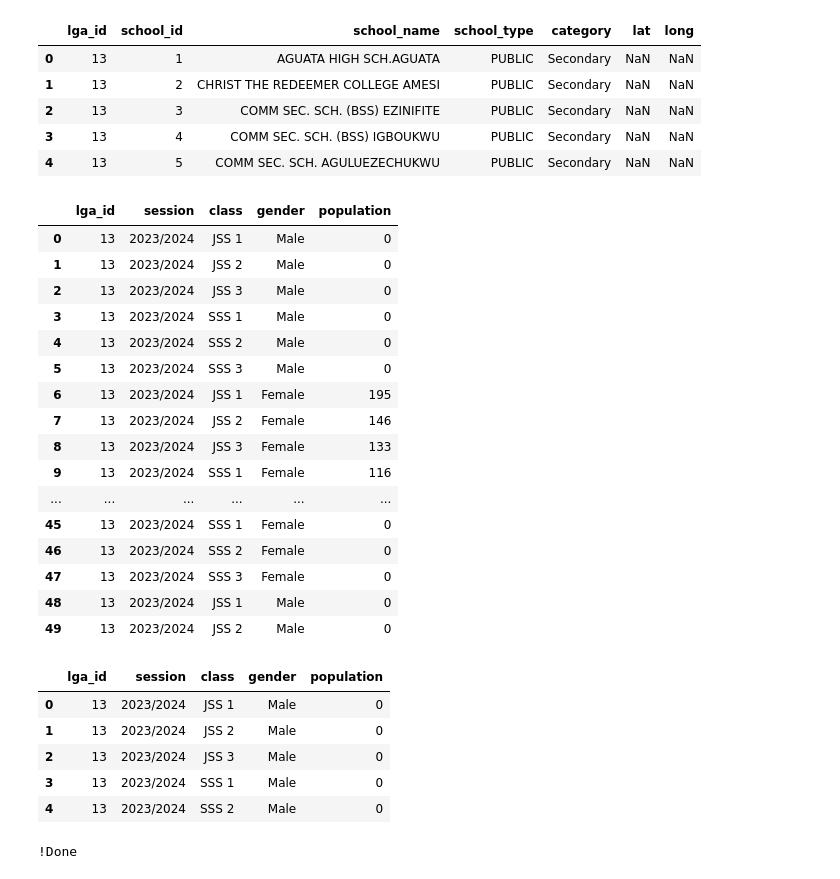
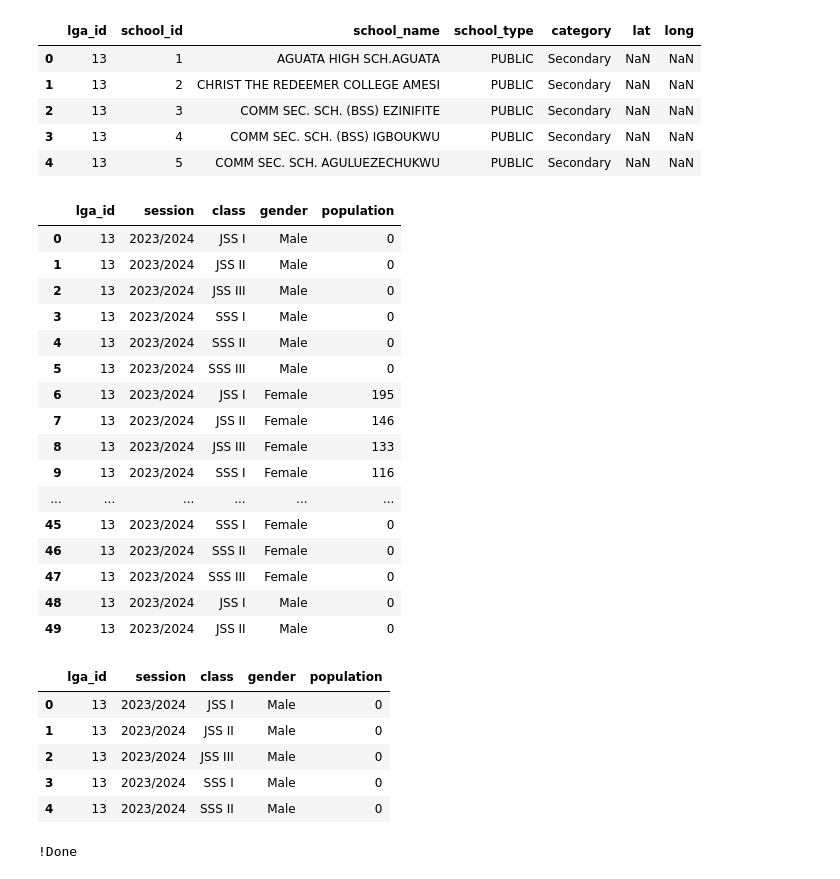
Before and after one commit to PeaceTem/Anambra-Data-Transformation, a Jupyter notebook: Education/extract_2024_data.ipynb, the cells around one changed output. Cells and saved outputs as stored; diff of their text form; code cells hidden in the pictures.

```diff
--- a/Education/extract_2024_data.ipynb
+++ b/Education/extract_2024_data.ipynb
@@ -28,55 +28,61 @@ primary_df.head()
 | 3 | 13 | 4 | COMM SEC. SCH. (BSS) IGBOUKWU | PUBLIC | Secondary | NaN | NaN |
 | 4 | 13 | 5 | COMM SEC. SCH. AGULUEZECHUKWU | PUBLIC | Secondary | NaN | NaN |
 # %%
+def change_format(k):
+    if(k=='1'): return 'I'
+    elif(k=='2'): return 'II'
+    elif(k=='3'): return 'III'
+
+
 columns = ['lga_id', 'session', 'class', 'gender', 'population']
 
 new_df = pd.DataFrame(columns=columns)
 
 for index, row in july_school_summaries.iterrows():
     if(len(primary_df.loc[primary_df['school_id'] == row["school_id"], "lga_id"].values) == 0):
         print(row["school_id"])
     # print(row)
     else:
         transformed_data = [{
             'lga_id': primary_df.loc[primary_df['school_id'] == row["school_id"], "lga_id"].values[0],
             'session': session,
-            'class': row['class'][:-1] + ' ' + row['class'][-1],
+            'class': row['class'][:-1] + ' ' + change_format(row['class'][-1]),
             'gender': row['gender'],
             'population': row["population"],
         }]
 
         new_df = pd.concat([new_df, pd.DataFrame(transformed_data)], ignore_index=True)
 
 
 new_df.head(50)
 # %% [output]
 |  | lga_id | session | class | gender | population |
-| 0 | 13 | 2023/2024 | JSS 1 | Male | 0 |
-| 1 | 13 | 2023/2024 | JSS 2 | Male | 0 |
-| 2 | 13 | 2023/2024 | JSS 3 | Male | 0 |
-| 3 | 13 | 2023/2024 | SSS 1 | Male | 0 |
-| 4 | 13 | 2023/2024 | SSS 2 | Male | 0 |
-| 5 | 13 | 2023/2024 | SSS 3 | Male | 0 |
-| 6 | 13 | 2023/2024 | JSS 1 | Female | 195 |
-| 7 | 13 | 2023/2024 | JSS 2 | Female | 146 |
-| 8 | 13 | 2023/2024 | JSS 3 | Female | 133 |
-| 9 | 13 | 2023/2024 | SSS 1 | Female | 116 |
+| 0 | 13 | 2023/2024 | JSS I | Male | 0 |
+| 1 | 13 | 2023/2024 | JSS II | Male | 0 |
+| 2 | 13 | 2023/2024 | JSS III | Male | 0 |
+| 3 | 13 | 2023/2024 | SSS I | Male | 0 |
+| 4 | 13 | 2023/2024 | SSS II | Male | 0 |
+| 5 | 13 | 2023/2024 | SSS III | Male | 0 |
+| 6 | 13 | 2023/2024 | JSS I | Female | 195 |
+| 7 | 13 | 2023/2024 | JSS II | Female | 146 |
+| 8 | 13 | 2023/2024 | JSS III | Female | 133 |
+| 9 | 13 | 2023/2024 | SSS I | Female | 116 |
 | ... | ... | ... | ... | ... | ... |
-| 45 | 13 | 2023/2024 | SSS 1 | Female | 0 |
-| 46 | 13 | 2023/2024 | SSS 2 | Female | 0 |
-| 47 | 13 | 2023/2024 | SSS 3 | Female | 0 |
-| 48 | 13 | 2023/2024 | JSS 1 | Male | 0 |
-| 49 | 13 | 2023/2024 | JSS 2 | Male | 0 |
+| 45 | 13 | 2023/2024 | SSS I | Female | 0 |
+| 46 | 13 | 2023/2024 | SSS II | Female | 0 |
+| 47 | 13 | 2023/2024 | SSS III | Female | 0 |
+| 48 | 13 | 2023/2024 | JSS I | Male | 0 |
+| 49 | 13 | 2023/2024 | JSS II | Male | 0 |
 # %%
 new_df['population'] = new_df['population'].astype(int)
 new_df.head()
 # %% [output]
 |  | lga_id | session | class | gender | population |
-| 0 | 13 | 2023/2024 | JSS 1 | Male | 0 |
-| 1 | 13 | 2023/2024 | JSS 2 | Male | 0 |
-| 2 | 13 | 2023/2024 | JSS 3 | Male | 0 |
-| 3 | 13 | 2023/2024 | SSS 1 | Male | 0 |
-| 4 | 13 | 2023/2024 | SSS 2 | Male | 0 |
+| 0 | 13 | 2023/2024 | JSS I | Male | 0 |
+| 1 | 13 | 2023/2024 | JSS II | Male | 0 |
+| 2 | 13 | 2023/2024 | JSS III | Male | 0 |
+| 3 | 13 | 2023/2024 | SSS I | Male | 0 |
+| 4 | 13 | 2023/2024 | SSS II | Male | 0 |
 # %%
 new_df.to_excel("2024_Secondary_Schools_Population.xlsx", index=False)
 print("!Done")
```
Also changed, not shown: parts of 3 cells of this notebook, 7 other files.
